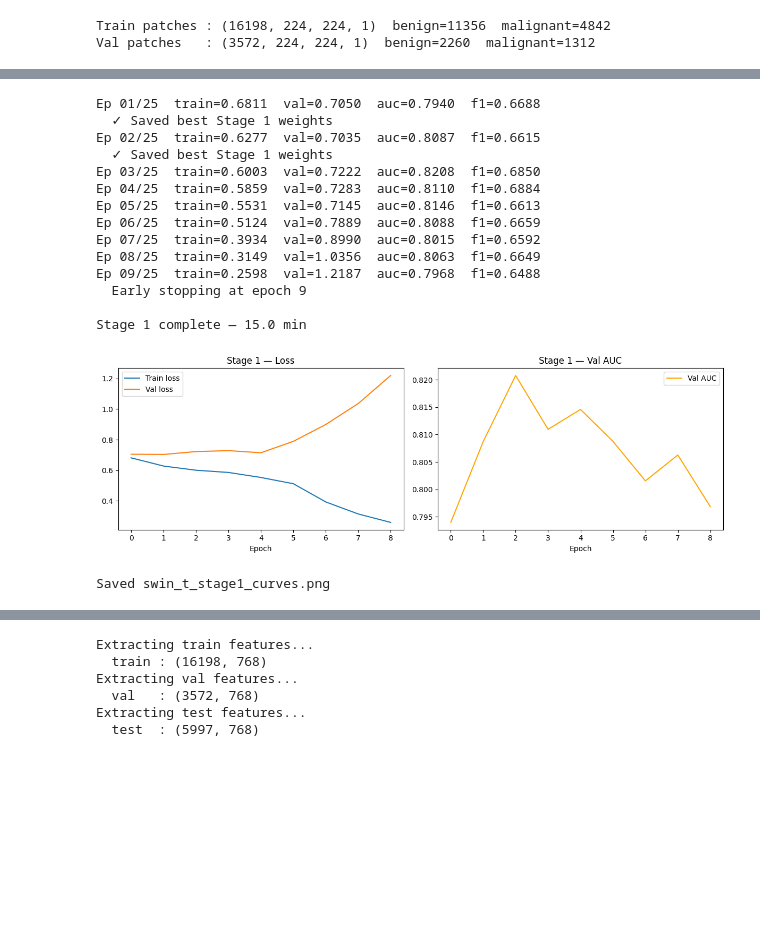
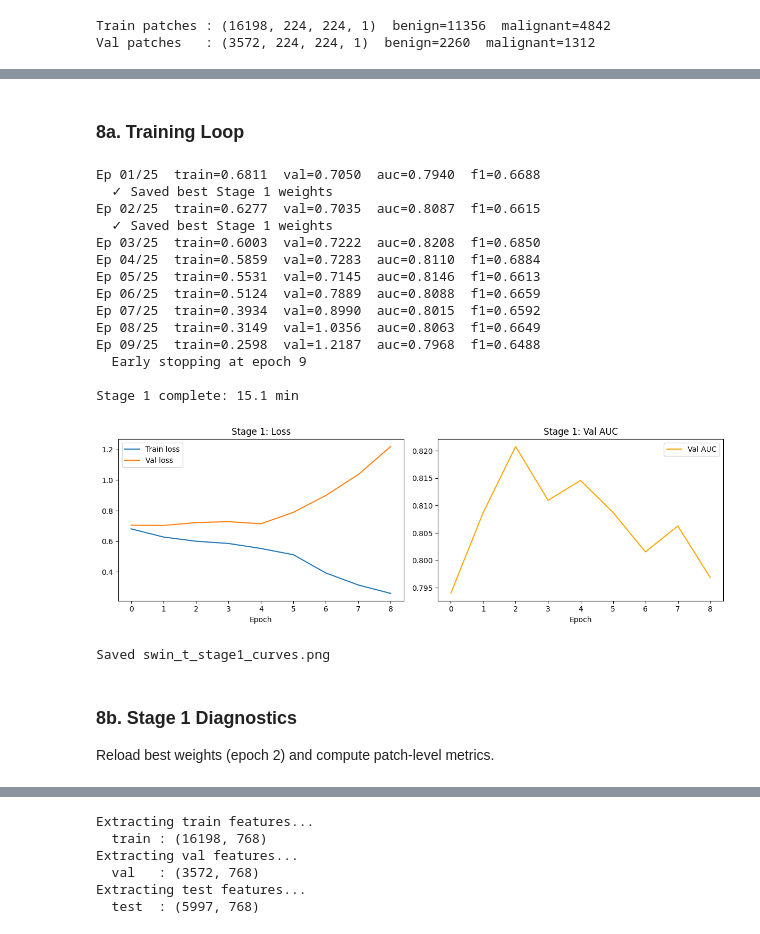
Before and after one commit to mfjm-rizvi/ddsm-breast-cancer-detection, a Jupyter notebook: notebooks/05-swint.ipynb, the cells around one changed output, grey strips where cells are left out. Cells and saved outputs as stored; diff of their text form; code cells hidden in the pictures; blank space fills up the shorter version.

```diff
--- a/notebooks/05-swint.ipynb
+++ b/notebooks/05-swint.ipynb
@@ -269,65 +276,10 @@ scheduler_s1 = optim.lr_scheduler.ReduceLROnPlateau(optimiser_s1, mode='min', fa
 
 train_patch_dl = DataLoader(PatchDataset(X_tr, y_tr), batch_size=BS_STAGE1, shuffle=True, num_workers=2, pin_memory=True)
 val_patch_dl   = DataLoader(PatchDataset(X_val, y_val), batch_size=BS_STAGE1, shuffle=False, num_workers=2, pin_memory=True)
+# %% [markdown]
+### 8a. Training Loop
 # %%
-# # Stage 1 training loop (GPU-accelerated)
-# s1_history = {"train_loss": [], "val_loss": [],
-#               "val_auc": [],    "val_f1":  []}
-# best_val_loss_s1    = float("inf")
-# patience_counter_s1 = 0
-# t0 = time.time()
-
-# for epoch in range(1, EPOCHS_S1 + 1):
-#     patch_model.train()
-#     running_loss = 0.0
-#     for patches, labels in train_patch_dl:
-#         patches, labels = patches.to(DEVICE), labels.to(DEVICE)
-#         optimiser_s1.zero_grad()
-#         loss = criterion_s1(patch_model(patches), labels)
-#         loss.backward()
-#         optimiser_s1.step()
-#         running_loss += loss.item() * len(labels)
-#     train_loss = running_loss / len(train_patch_dl.dataset)
-
-#     patch_model.eval()
-#     val_loss, all_probs, all_labels = 0.0, [], []
-#     with torch.no_grad():
-#         for patches, labels in val_patch_dl:
-#             patches, labels = patches.to(DEVICE), labels.to(DEVICE)
-#             logits   = patch_model(patches)
-#             val_loss += criterion_s1(logits, labels).item() * len(labels)
-#             all_probs.extend(torch.sigmoid(logits).cpu().numpy())
-#             all_labels.extend(labels.cpu().numpy())
-#     val_loss  /= len(val_patch_dl.dataset)
-#     all_probs  = np.array(all_probs)
-#     all_labels = np.array(all_labels)
-#     val_preds  = (all_probs >= 0.5).astype(int)
-#     val_auc    = roc_auc_score(all_labels, all_probs)
-#     val_f1     = f1_score(all_labels, val_preds, zero_division=0)
-
-#     s1_history["train_loss"].append(train_loss)
-#     s1_history["val_loss"].append(val_loss)
-#     s1_history["val_auc"].append(val_auc)
-#     s1_history["val_f1"].append(val_f1)
-#     scheduler_s1.step(val_loss)
-
-#     print(f"Ep {epoch:02d}/{EPOCHS_S1}  "
-#           f"train={train_loss:.4f}  val={val_loss:.4f}  "
-#           f"auc={val_auc:.4f}  f1={val_f1:.4f}")
-
-#     if val_loss < best_val_loss_s1:
-#         best_val_loss_s1    = val_loss
-#         patience_counter_s1 = 0
-#         torch.save(patch_model.state_dict(), S1_WEIGHTS)
-#         print("  ✓ Saved best Stage 1 weights")
-#     else:
-#         patience_counter_s1 += 1
-#         if patience_counter_s1 >= PATIENCE_S1:
-#             print(f"  Early stopping at epoch {epoch}")
-#             break
-
-# print(f"\nStage 1 complete — {(time.time()-t0)/60:.1f} min")
-
+# Stage 1 training loop (GPU-accelerated)
 scaler = torch.amp.GradScaler('cuda')
 
 s1_history = {"train_loss": [], "val_loss": [], "val_auc": [], "val_f1": []}
@@ -401,7 +353,7 @@ for epoch in range(1, EPOCHS_S1 + 1):
             print(f"  Early stopping at epoch {epoch}")
             break
 
-print(f"\nStage 1 complete — {(time.time()-t0)/60:.1f} min")
+print(f"\nStage 1 complete: {(time.time()-t0)/60:.1f} min")
 # %% [output]
 Ep 01/25  train=0.6811  val=0.7050  auc=0.7940  f1=0.6688
   ✓ Saved best Stage 1 weights
@@ -416,22 +368,25 @@ Ep 08/25  train=0.3149  val=1.0356  auc=0.8063  f1=0.6649
 Ep 09/25  train=0.2598  val=1.2187  auc=0.7968  f1=0.6488
   Early stopping at epoch 9
 
-Stage 1 complete — 15.0 min
+Stage 1 complete: 15.1 min
 # %%
 # Stage 1 curves
 fig, axes = plt.subplots(1, 2, figsize=(12, 4))
 axes[0].plot(s1_history["train_loss"], label="Train loss")
 axes[0].plot(s1_history["val_loss"],   label="Val loss")
-axes[0].set_title("Stage 1 — Loss");     axes[0].legend()
+axes[0].set_title("Stage 1: Loss");     axes[0].legend()
 axes[0].set_xlabel("Epoch")
 axes[1].plot(s1_history["val_auc"], color="orange", label="Val AUC")
-axes[1].set_title("Stage 1 — Val AUC"); axes[1].legend()
+axes[1].set_title("Stage 1: Val AUC"); axes[1].legend()
 axes[1].set_xlabel("Epoch")
 plt.tight_layout()
 plt.savefig(OUT / "swin_t_stage1_curves.png", dpi=150)
 plt.show()
 print("Saved swin_t_stage1_curves.png")
 # %% [output]
-[figure, old version]
+[figure, new version]
 Saved swin_t_stage1_curves.png
+# %% [markdown]
+### 8b. Stage 1 Diagnostics
+Reload best weights (epoch 2) and compute patch-level metrics.
 # %%
```
Also changed, not shown: parts of 29 cells of this notebook, 2 other files.
